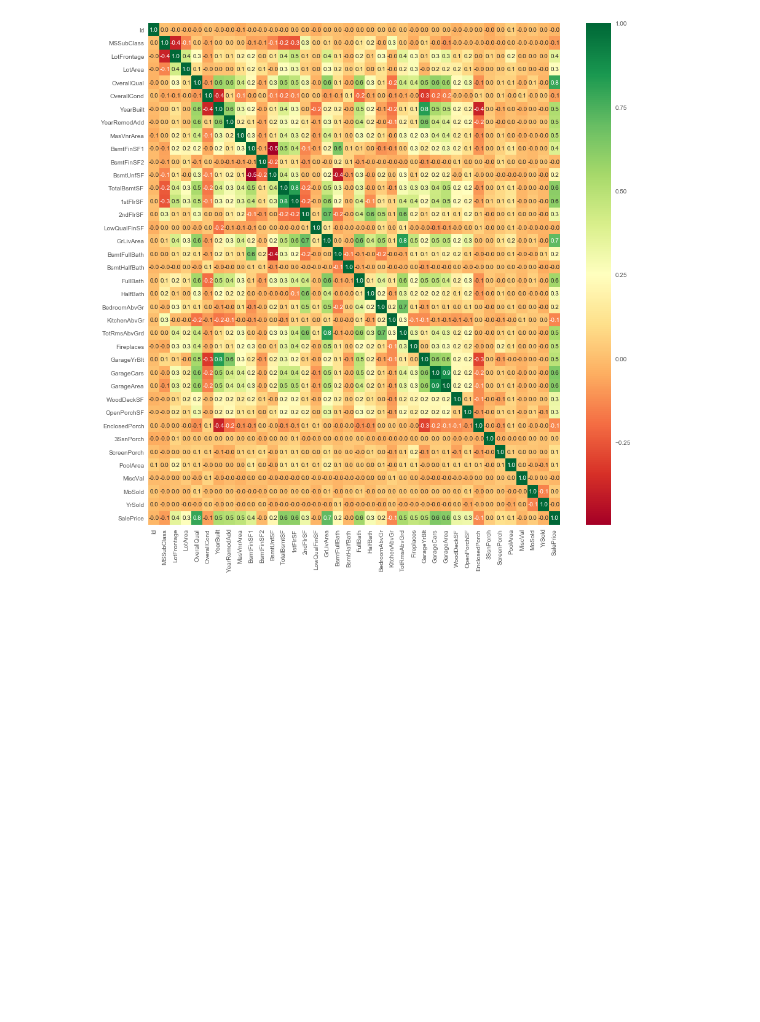
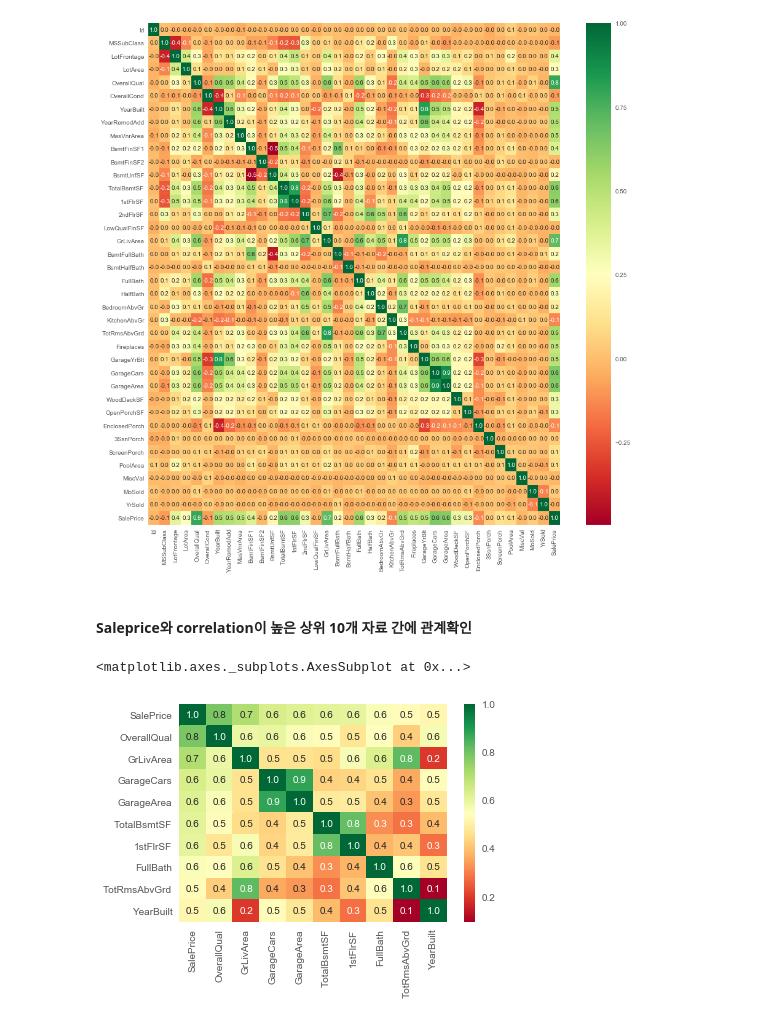
Before and after one commit to wjy5446/house-price-project, a Jupyter notebook: YoonJaeyoung/house-price-analysis.ipynb, the cells around one changed output. Cells and saved outputs as stored; diff of their text form; code cells hidden in the pictures; blank space fills up the shorter version.

```diff
--- a/YoonJaeyoung/house-price-analysis.ipynb
+++ b/YoonJaeyoung/house-price-analysis.ipynb
@@ -272,3 +272,13 @@ data_col = df_train.corr()
 ax = sns.heatmap(data_col, cmap = "RdYlGn", annot = True, fmt = "1.1f")
 # %% [output]
 [figure]
+# %% [markdown]
+#### Saleprice와 correlation이 높은 상위 10개 자료 간에 관계확인
+# %%
+cols_cor_top10 = data_col.nlargest(10, 'SalePrice')['SalePrice'].index
+cm = np.corrcoef(df_train_quan[cols_cor_top10].values.T)
+sns.heatmap(cm, cmap="RdYlGn", fmt="1.1f", annot=True,
+            yticklabels=cols_cor_top10.values, xticklabels=cols_cor_top10.values)
+# %% [output]
+<matplotlib.axes._subplots.AxesSubplot at 0x...>
+[figure, added]
```
Also changed, not shown: parts of 3 cells of this notebook.
